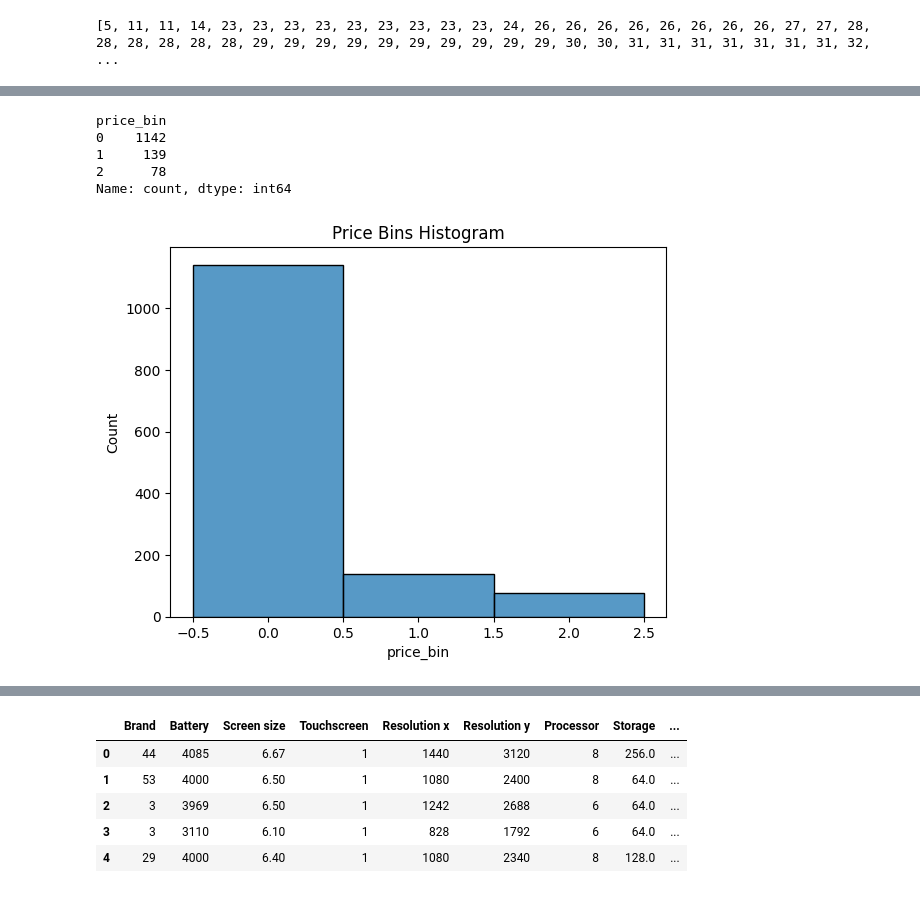
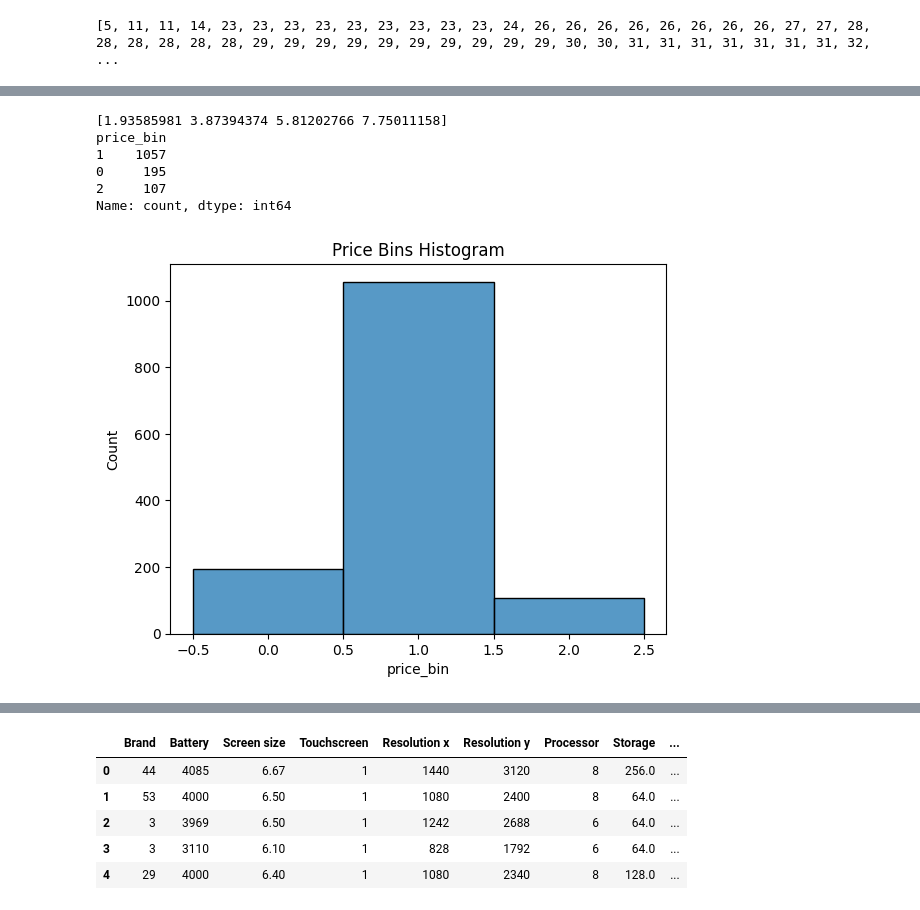
Before and after one commit to dhsiehcode/573_project, a Jupyter notebook: data_exploration.ipynb, the cells around one changed output, grey strips where cells are left out. Saved outputs shown, nothing was run; the diff lists cells and outputs as text; code cells hidden in the pictures.

```diff
--- a/data_exploration.ipynb
+++ b/data_exploration.ipynb
@@ -90,22 +98,25 @@ print(sorted(list(map(int, df["Price"]))))
 # %%
 # Define ranges based on standard deviations
-bins = [0, 200, 400, float('inf')]  # Bin edges
+#bins = [0, 200, 400, float('inf')]  # Bin edges for no log transfomration
+bins = np.linspace(df['Price'].min(), df['Price'].max() + 0.1, 4) ## Bin edges for log transformation
+print(bins)
 # Low: 0, Medium: 1, High: 2
 labels = [0, 1, 2]  # Bin labels
 
 # Apply custom bins using pd.cut
 df['price_bin'] = pd.cut(df['Price'], bins=bins, labels=labels, include_lowest=True)
 
 bin_counts = df['price_bin'].value_counts()
 print(bin_counts)
 
 plt.title('Price Bins Histogram')
 sns.histplot(df['price_bin'])
 plt.show()
 # %% [output]
+[1.93585981 3.87394374 5.81202766 7.75011158]
 price_bin
-0    1142
-1     139
-2      78
+1    1057
+0     195
+2     107
 Name: count, dtype: int64
-[figure, old version]
+[figure, new version]
```
Also changed, not shown: parts of 12 cells of this notebook.
